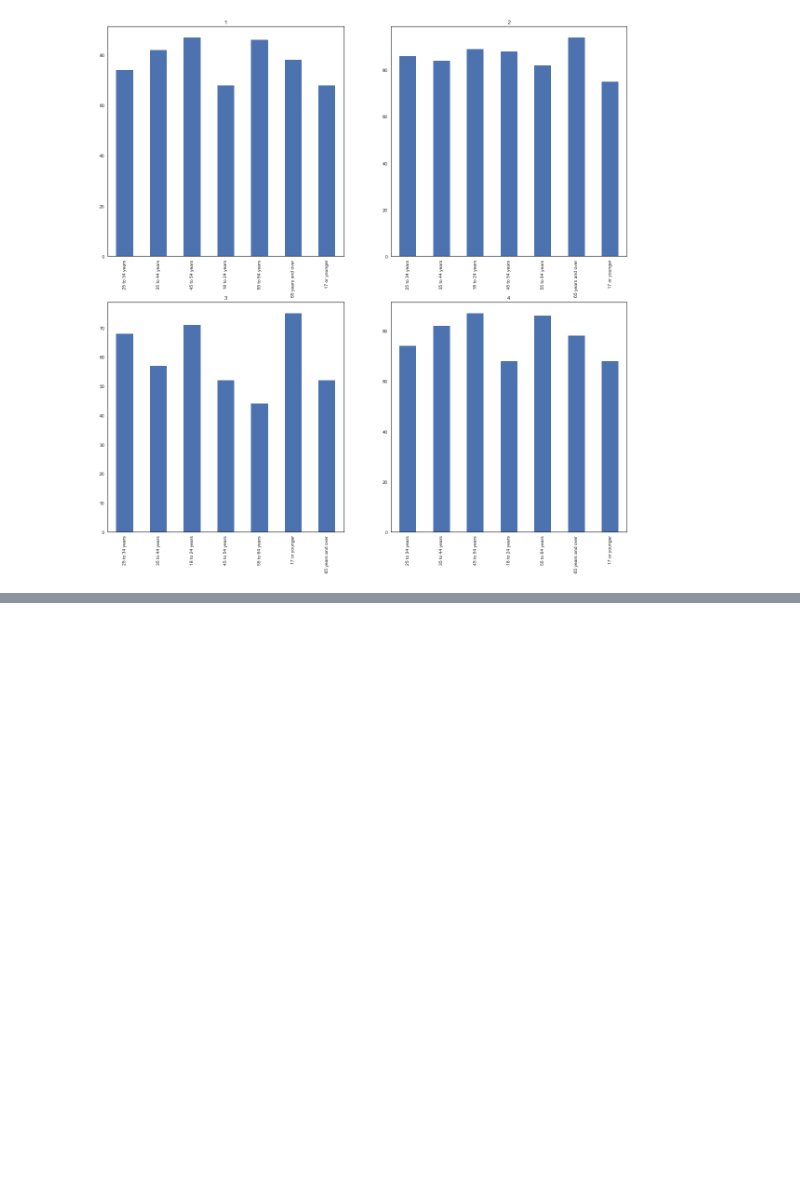
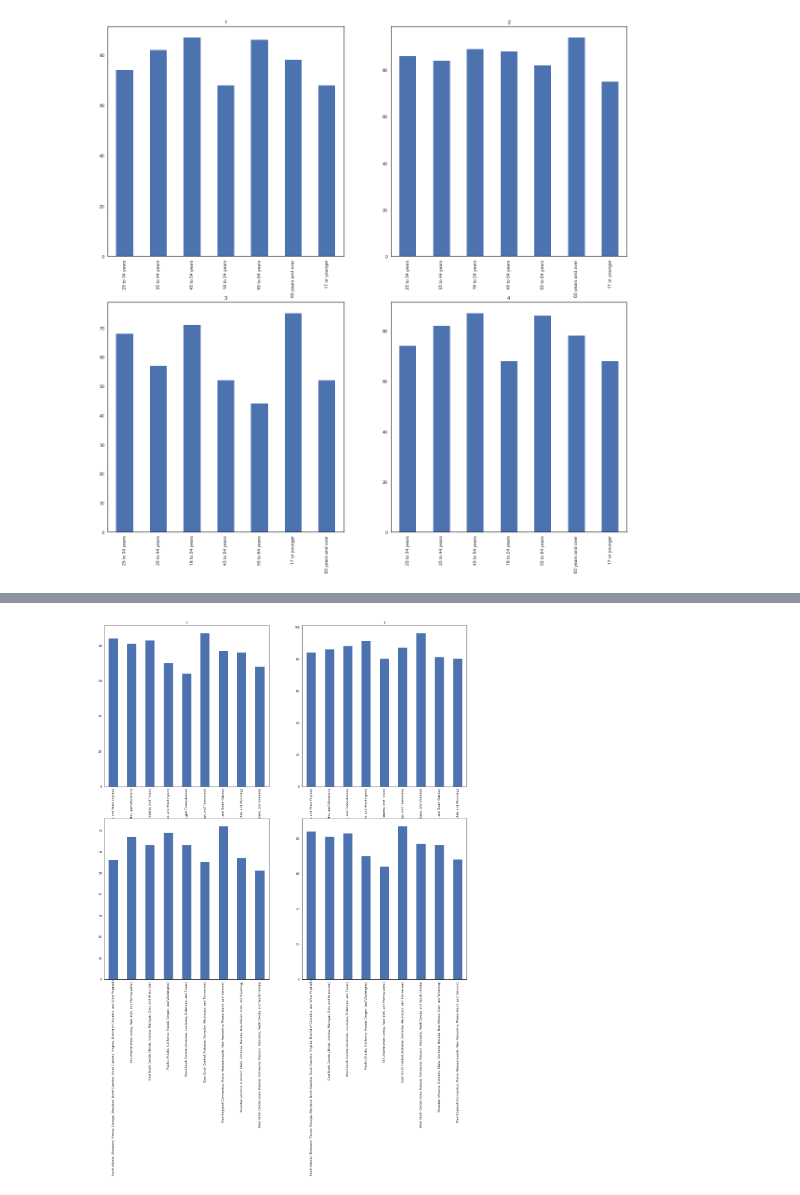
Before and after one commit to naimul011/gun_control_data_analysis, a Jupyter notebook: notebook.ipynb, the cells around one changed output, grey strips where cells are left out. Drawn from its saved outputs; the diff is of its cells as text; code cells hidden in the pictures; blank space fills up the shorter version.

```diff
--- a/notebook.ipynb
+++ b/notebook.ipynb
@@ -521,0 +621,10 @@ Name: gender, dtype: int64
+# %%
+cols = ['South Atlantic (Delaware, Florida, Georgia, Maryland, North Carolina, South Carolina, Virginia, District of Columbia, and West Virginia)',
+        'East North Central (Illinois, Indiana, Michigan, Ohio, and Wisconsin)',
+        'Mid-Atlantic (New Jersey, New York, and Pennsylvania)',
+        'Pacific (Alaska, California, Hawaii, Oregon, and Washington)',
+        'West South Central (Arkansas, Louisiana, Oklahoma, and Texas)',
+'East South Central (Alabama, Kentucky, Mississippi, and Tennessee)',
+'West North Central (Iowa, Kansas, Minnesota, Missouri, Nebraska, North Dakota, and South Dakota)',
+'Mountain (Arizona, Colorado, Idaho, Montana, Nevada, New Mexico, Utah, and Wyoming)',
+'New England (Connecticut, Maine, Massachusetts, New Hampshire, Rhode Island, and Vermont)' ]
@@ -521,0 +694,55 @@ Name: gender, dtype: int64
+# %%
+
+a = train['region'][train['should_civilians_be_allowed_to_own_guns\xa0']=='Yes'].value_counts()
+
+
+
+for key in cols:
+    a[key] = a[key]*100/len(train[train['region'] == key ])
+
+plt.subplot(221)
+a.plot(kind='bar',figsize=(20,20))
+plt.title('1')
+print(a)
+
+
+a = train['region'][train['should_there_be_more_restrictions_on_who_can_buy_a_gun']=='Yes'].value_counts()
+
+
+
+for key in cols:
+    a[key] = a[key]*100/len(train[train['region'] == key ])
+
+plt.subplot(222)
+a.plot(kind='bar')
+plt.title('2')
+print(a)
+
+
+a = train['region'][train['will_further_gun_control_reduce_the_possibilities_of_mass_shootings']=='Yes'].value_counts()
+
+
+
+for key in cols:
+    a[key] = a[key]*100/len(train[train['region'] == key ])
+
+plt.subplot(223)
+a.plot(kind='bar')
+plt.title('3')
+print(a)
+
+
+
+a = train['region'][train['should_civilians_be_allowed_to_own_guns\xa0']=='Yes'].value_counts()
+
+
+
+for key in cols:
+    a[key] = a[key]*100/len(train[train['region'] == key ])
+
+
+plt.subplot(224)
+a.plot(kind='')
+plt.title('4')
+print(a)
+# %% [output]
@@ -521,0 +766 @@ Name: gender, dtype: int64
+[figure, added]
```
Also changed, not shown: parts of 16 cells of this notebook.
